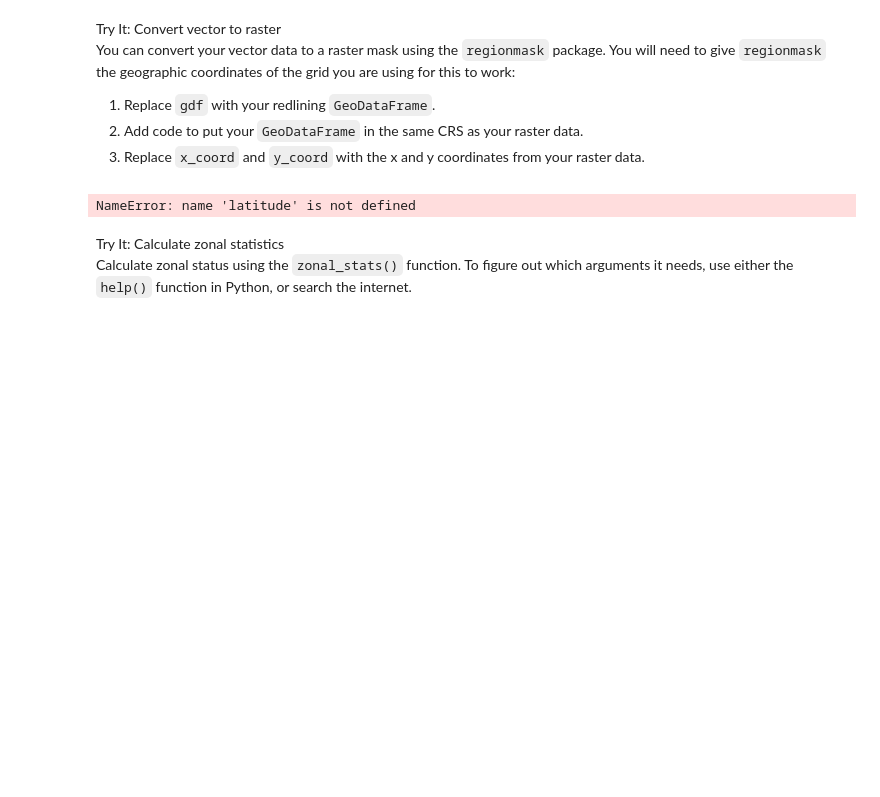
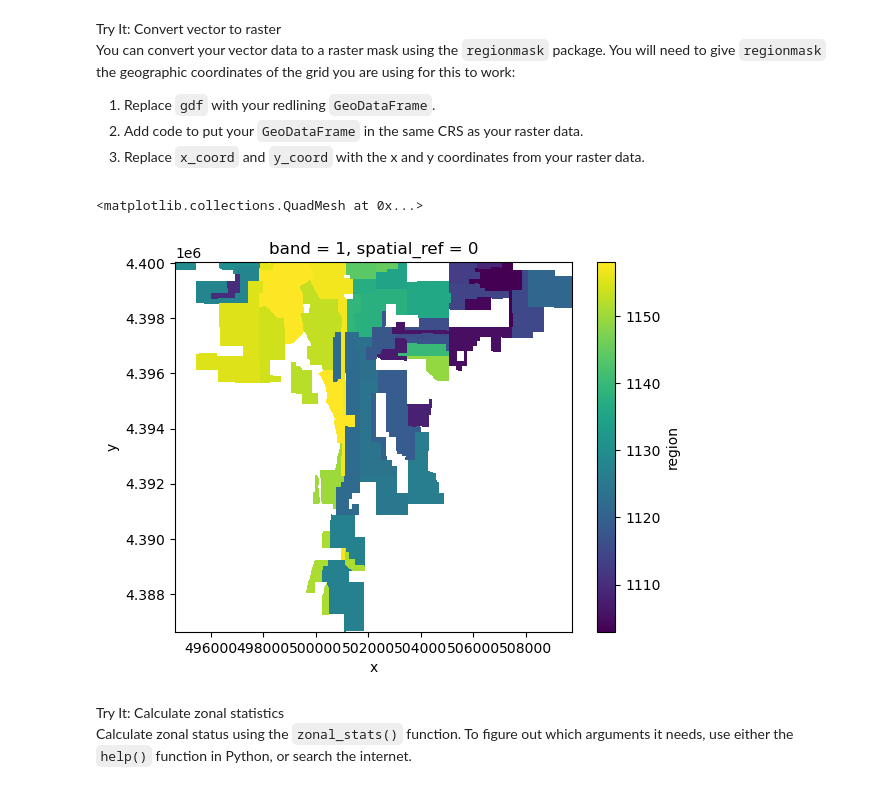
Before and after one commit to earthlab-education/fundamentals-04-redlining-annaposlednik, a Jupyter notebook: notebooks/redlining-41-zonal-stats.ipynb, the cells around one changed output. Cells and saved outputs as stored; diff of their text form; code cells hidden in the pictures; blank space fills up the shorter version.

```diff
--- a/notebooks/redlining-41-zonal-stats.ipynb
+++ b/notebooks/redlining-41-zonal-stats.ipynb
@@ -41,17 +40,19 @@ your raster data.</li>
 y coordinates from your raster data.</li>
 </ol></div></div>
 # %%
-redlining_plot_gdf = denver_redlining_gdf.to_crs(ccrs.Mercator())
 denver_redlining_mask = regionmask.mask_geopandas(
-    redlining_plot_gdf,
-    lat, long,
+    denver_redlining_gdf.to_crs(ndvi_da.rio.crs),
+    ndvi_da.x,
+    ndvi_da.y,
     # The regions do not overlap
     overlap=False,
     # We're not using geographic coordinates
     wrap_lon=False
 )
+denver_redlining_mask.plot()
 # %% [output]
-NameError: name 'latitude' is not defined
+<matplotlib.collections.QuadMesh at 0x...>
+[figure, added]
 # %% [markdown]
 <link rel="stylesheet" type="text/css" href="./assets/styles.css"><div class="callout callout-style-default callout-titled callout-task"><div class="callout-header"><div class="callout-icon-container"><i class="callout-icon"></i></div><div class="callout-title-container flex-fill">Try It: Calculate zonal statistics</div></div><div class="callout-body-container callout-body"><p>Calculate zonal status using the <code>zonal_stats()</code> function.
 To figure out which arguments it needs, use either the
```
Also changed, not shown: parts of 5 cells of this notebook.
